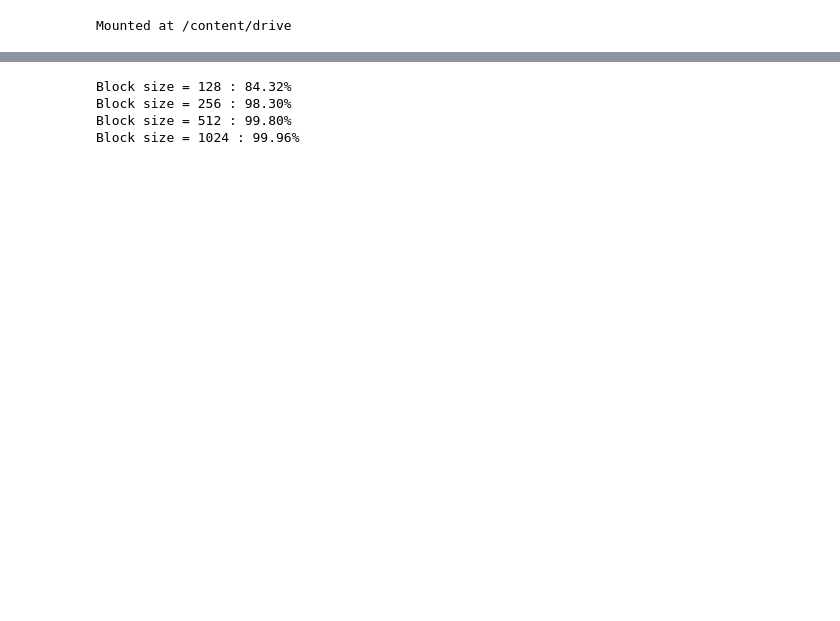
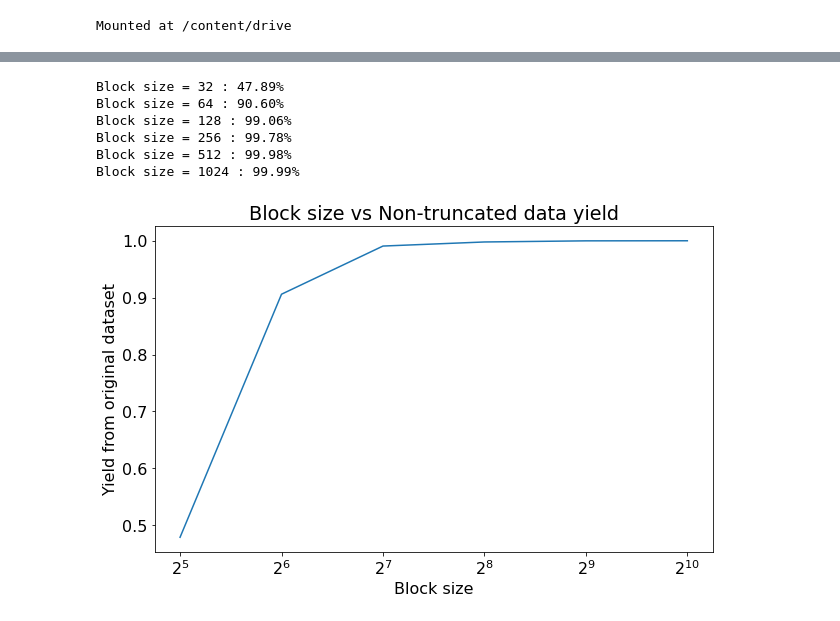
Before and after one commit to agiantwhale/jaegpt, a Jupyter notebook: notebooks/block_size_tuning.ipynb, the cells around one changed output, grey strips where cells are left out. Drawn from its saved outputs; the diff is of its cells as text; code cells hidden in the pictures; blank space fills up the shorter version.

Commit message:
fix save function, update block tuning script

```diff
--- a/notebooks/block_size_tuning.ipynb
+++ b/notebooks/block_size_tuning.ipynb
@@ -33,10 +33,9 @@ from jaegpt.fbgpt.data_utils import add_special_tokens, tokenize_function
 # %%
 datasets = load_dataset(
-    'json', data_files=['/content/drive/MyDrive/ColabData/input_data/fb_dataset_all.json']
+    'json', data_files=['/content/drive/MyDrive/ColabData/input_data/fb_shuf.json']
 )['train']
 
 tokenizer = transformers.GPT2Tokenizer.from_pretrained(
-    'distilgpt2'
+    'microsoft/DialoGPT-small'
 )
-add_special_tokens(tokenizer)
 # %% [output]
@@ -62,6 +61,6 @@ def get_yield(block_size: int):
 # %%
 block_size_to_rows = {
     block_size: get_yield(block_size)
-    for block_size in [128, 256, 512, 1024]
+    for block_size in [32, 64, 128, 256, 512, 1024]
 }
 # %% [output]
@@ -81,7 +80,29 @@ Token indices sequence length is longer than the specified maximum sequence leng
 for k, v in block_size_to_rows.items():
     print(f'Block size = {k} : {v*100:.2f}%')
 # %% [output]
-Block size = 128 : 84.32%
-Block size = 256 : 98.30%
-Block size = 512 : 99.80%
-Block size = 1024 : 99.96%
+Block size = 32 : 47.89%
+Block size = 64 : 90.60%
+Block size = 128 : 99.06%
+Block size = 256 : 99.78%
+Block size = 512 : 99.98%
+Block size = 1024 : 99.99%
+# %%
+import numpy as np
+import matplotlib
+import matplotlib.pyplot as plt
+
+matplotlib.rcParams['figure.figsize'] = (10, 6)
+matplotlib.rcParams['font.size'] = 16
+# %%
+fig, ax = plt.subplots()
+
+ax.set_title("Block size vs Non-truncated data yield")
+ax.set_xlabel("Block size")
+ax.set_ylabel("Yield from original dataset")
+ax.set_xscale('log', basex=2)
+
+ax.plot(list(block_size_to_rows.keys()), list(block_size_to_rows.values()))
+
+plt.show()
+# %% [output]
+[figure, added]
```
Also changed, not shown: parts of 4 cells of this notebook, 1 other file.
